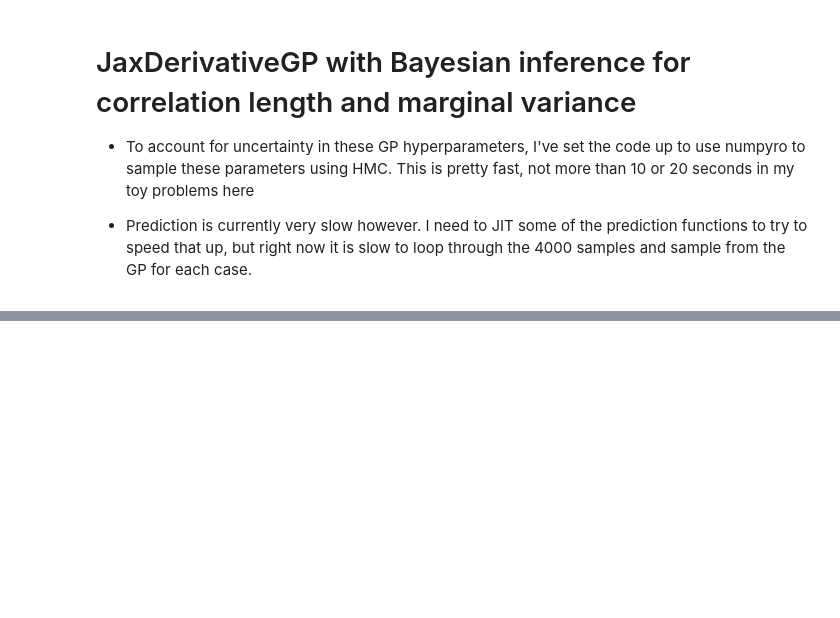
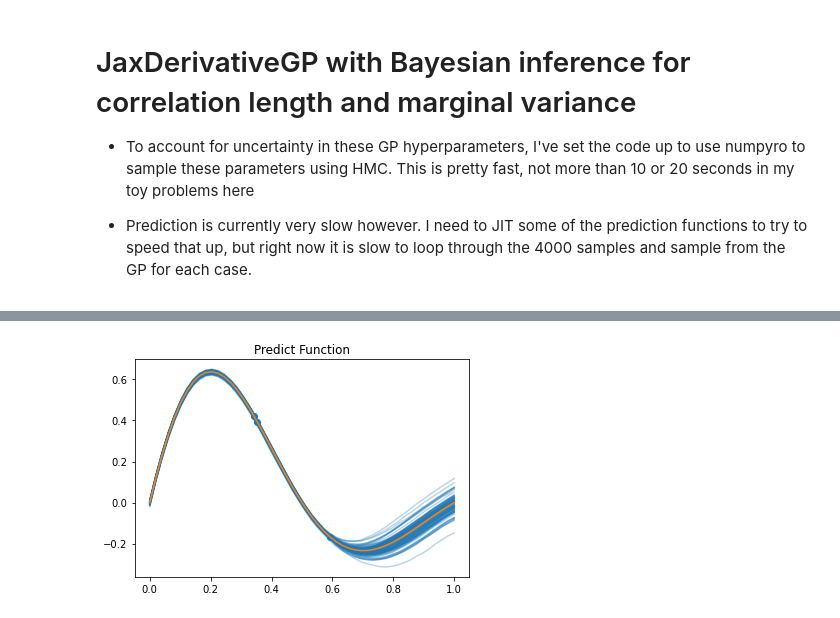
Before and after one commit to lanl/dfdjaxGP, a Jupyter notebook: JaxGPDerivativeInference.ipynb, the cells around one changed output, grey strips where cells are left out. Saved outputs shown, nothing was run; the diff lists cells and outputs as text; code cells hidden in the pictures; blank space fills up the shorter version.

```diff
--- a/JaxGPDerivativeInference.ipynb
+++ b/JaxGPDerivativeInference.ipynb
@@ -163,2 +202,0 @@ y  = truef(x)
-# %%
-jgp = JaxDerviativeGP(x, y)
@@ -173,8 +202,0 @@ Number of divergences: 0
-# %%
-%%time
-py   = truef(px)
-
-vmin = np.min(py)
-vmax = np.max(py)
-
-preds, y_hat, lower, upper = jgp.bayes_predict(px)
@@ -206,9 +202,0 @@ plt.show()
-# %%
-%%time
-
-py   = truedfdx(px)
-
-vmin = np.min(py)
-vmax = np.max(py)
-
-preds, y_hat, upper, lower = jgp.bayes_predict(px, derivative="df/dx")
@@ -240,7 +202,0 @@ plt.show()
-# %%
-py   = truedfdy(px)
-
-vmin = np.min(py)
-vmax = np.max(py)
-
-preds, y_hat, upper, lower = jgp.bayes_predict(px, derivative="df/dy")
@@ -269,0 +203,12 @@ plt.show()
+# %%
+
+sample_f = np.array(sample(x,y,dx,dy,px,0,jgp.samples["marg_var"][:100], jgp.samples["corr_len"][:100]))
+
+plt.scatter(x, y,c="C0",zorder=2)
+plt.plot(px, py, c="C1",zorder=2)
+plt.plot(px, sample_f.T, c="C0",alpha=0.3,zorder=1)
+#plt.fill_between(px, lower, upper, alpha=0.2, color="C0")
+plt.title("Predict Function")
+plt.show()
+# %% [output]
+[figure, added]
```
Also changed, not shown: parts of 30 cells of this notebook, 1 other file.
